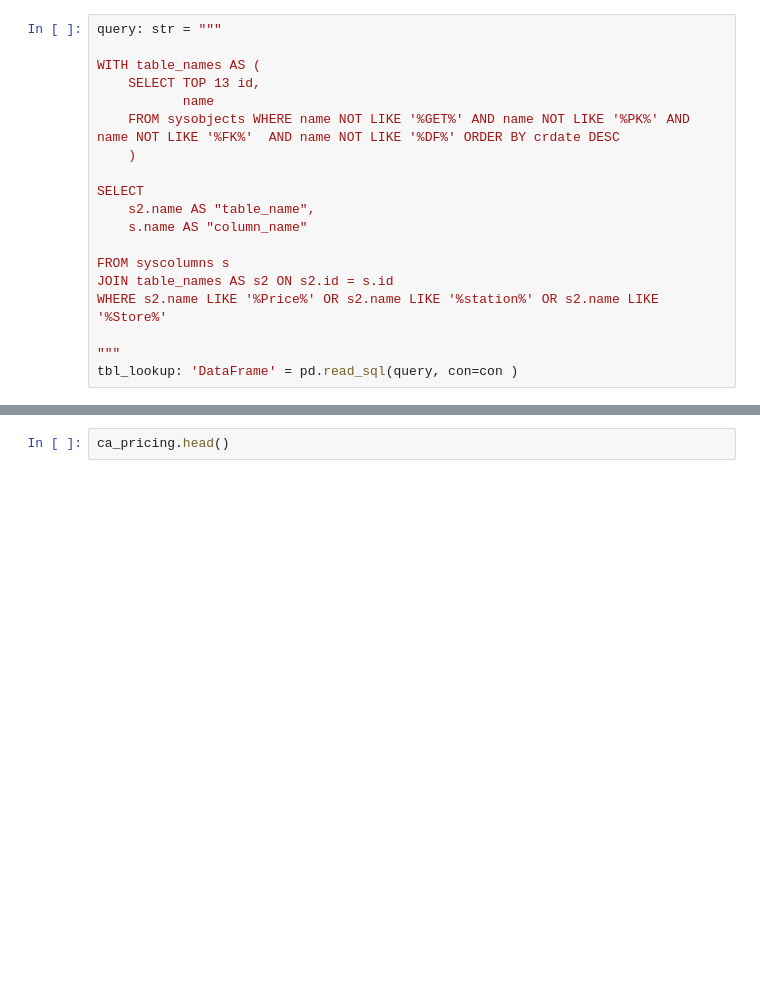
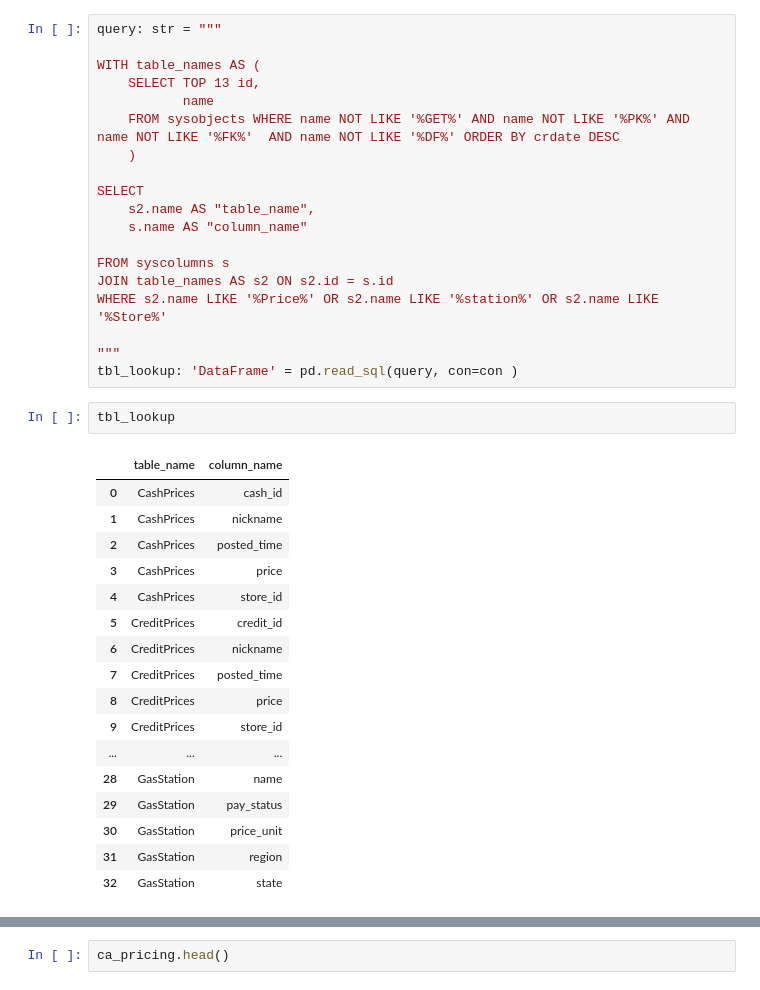
Before and after one commit to OdinProjectI/GasolinePricesAnalysis, a Jupyter notebook: CaliforniaGAsolinePricing.ipynb, the cells around one changed output, grey strips where cells are left out. Drawn from its saved outputs; the diff is of its cells as text; blank space fills up the shorter version.

```diff
--- a/CaliforniaGAsolinePricing.ipynb
+++ b/CaliforniaGAsolinePricing.ipynb
@@ -100,6 +160,26 @@ WHERE s2.name LIKE '%Price%' OR s2.name LIKE '%station%' OR s2.name LIKE '%Store
 
 """
 tbl_lookup: 'DataFrame' = pd.read_sql(query, con=con )
+# %%
+tbl_lookup
+# %% [output]
+|  | table_name | column_name |
+| 0 | CashPrices | cash_id |
+| 1 | CashPrices | nickname |
+| 2 | CashPrices | posted_time |
+| 3 | CashPrices | price |
+| 4 | CashPrices | store_id |
+| 5 | CreditPrices | credit_id |
+| 6 | CreditPrices | nickname |
+| 7 | CreditPrices | posted_time |
+| 8 | CreditPrices | price |
+| 9 | CreditPrices | store_id |
+| ... | ... | ... |
+| 28 | GasStation | name |
+| 29 | GasStation | pay_status |
+| 30 | GasStation | price_unit |
+| 31 | GasStation | region |
+| 32 | GasStation | state |
 # %%
 query: str = f"""
 (SELECT
```
Also changed, not shown: parts of 11 cells of this notebook.
